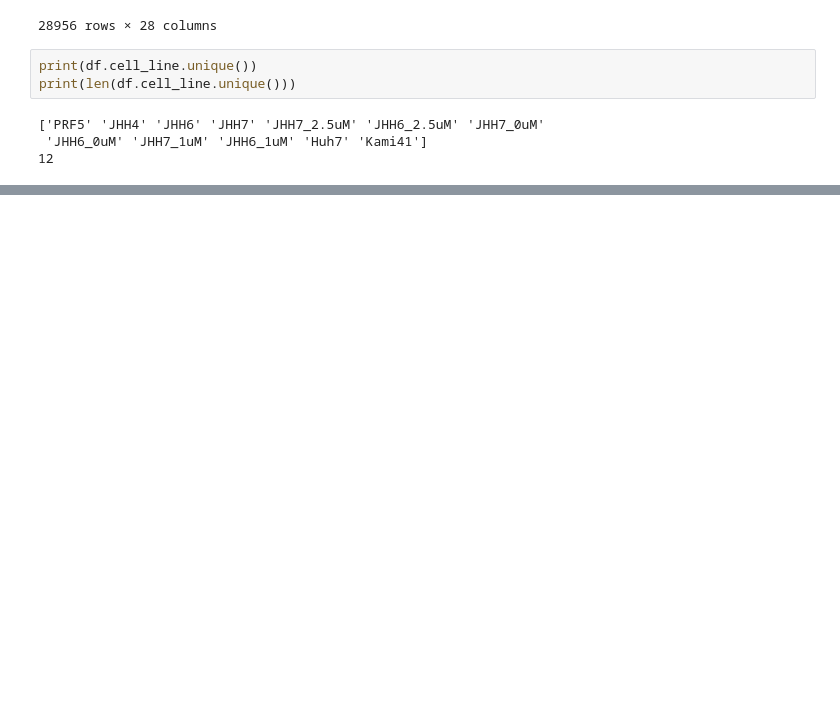
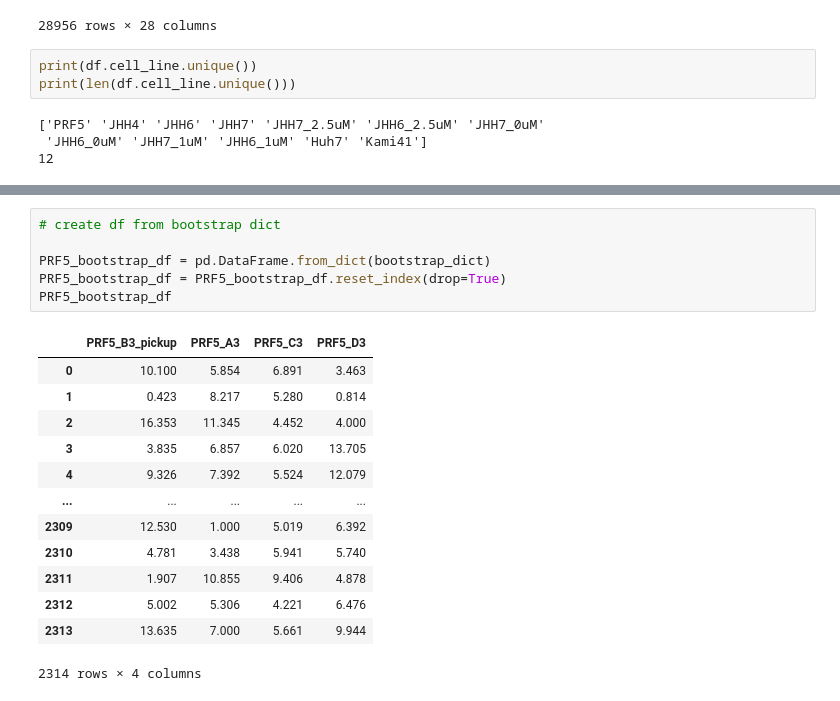
Before and after one commit to jlifferth/bootstrap_data, a Jupyter notebook: practice_1.ipynb, the cells around one changed output, grey strips where cells are left out. Drawn from its saved outputs; the diff is of its cells as text; blank space fills up the shorter version.

```diff
--- a/practice_1.ipynb
+++ b/practice_1.ipynb
@@ -145,0 +183,20 @@ sns.displot(x, kind="kde", bw_adjust=.3, height=5, aspect=15/8)
+# %%
+# create df from bootstrap dict
+
+PRF5_bootstrap_df = pd.DataFrame.from_dict(bootstrap_dict)
+PRF5_bootstrap_df = PRF5_bootstrap_df.reset_index(drop=True)
+PRF5_bootstrap_df
+# %% [output]
+|  | PRF5_B3_pickup | PRF5_A3 | PRF5_C3 | PRF5_D3 |
+| 0 | 10.100 | 5.854 | 6.891 | 3.463 |
+| 1 | 0.423 | 8.217 | 5.280 | 0.814 |
+| 2 | 16.353 | 11.345 | 4.452 | 4.000 |
+| 3 | 3.835 | 6.857 | 6.020 | 13.705 |
+| 4 | 9.326 | 7.392 | 5.524 | 12.079 |
+| ... | ... | ... | ... | ... |
+| 2309 | 12.530 | 1.000 | 5.019 | 6.392 |
+| 2310 | 4.781 | 3.438 | 5.941 | 5.740 |
+| 2311 | 1.907 | 10.855 | 9.406 | 4.878 |
+| 2312 | 5.002 | 5.306 | 4.221 | 6.476 |
+| 2313 | 13.635 | 7.000 | 5.661 | 9.944 |
+2314 rows × 4 columns
```
Also changed, not shown: parts of 15 cells of this notebook.
